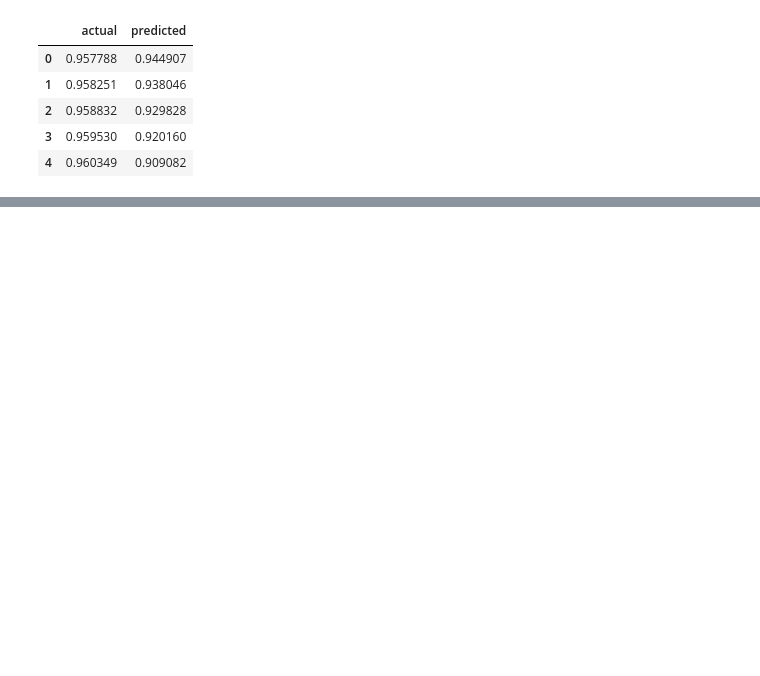
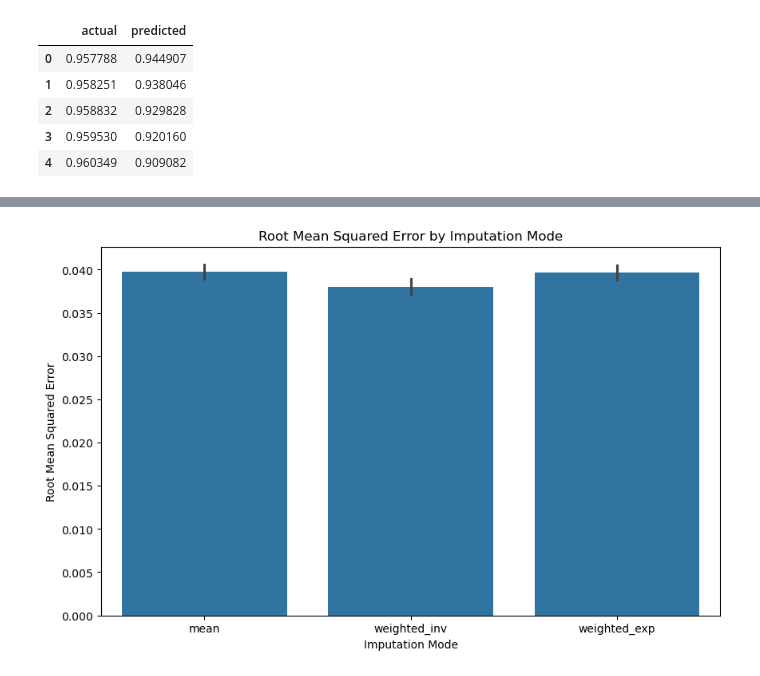
Before and after one commit to EddieFreitag/TSA_Project, a Jupyter notebook: analysis.ipynb, the cells around one changed output, grey strips where cells are left out. Saved outputs shown, nothing was run; the diff lists cells and outputs as text; code cells hidden in the pictures; blank space fills up the shorter version.

```diff
--- a/analysis.ipynb
+++ b/analysis.ipynb
@@ -73,0 +77,4 @@ Mean Squared Error: 0.005702933053090435
+# %%
+df = pd.read_csv("tkcm/results.csv")
+
+print(df.head())
@@ -73,0 +104,11 @@ Mean Squared Error: 0.005702933053090435
+# %%
+import seaborn as sns
+plt.figure(figsize=(10,6))
+sns.barplot(x="mode", y="error", data=df)
+plt.title("Root Mean Squared Error by Imputation Mode")
+plt.ylabel("Root Mean Squared Error")
+plt.xlabel("Imputation Mode")
+plt.savefig('figures/imputation_mode_rmse.png')
+plt.show()
+# %% [output]
+[figure, added]
```
Also changed, not shown: parts of 17 cells of this notebook, 7 other files.
